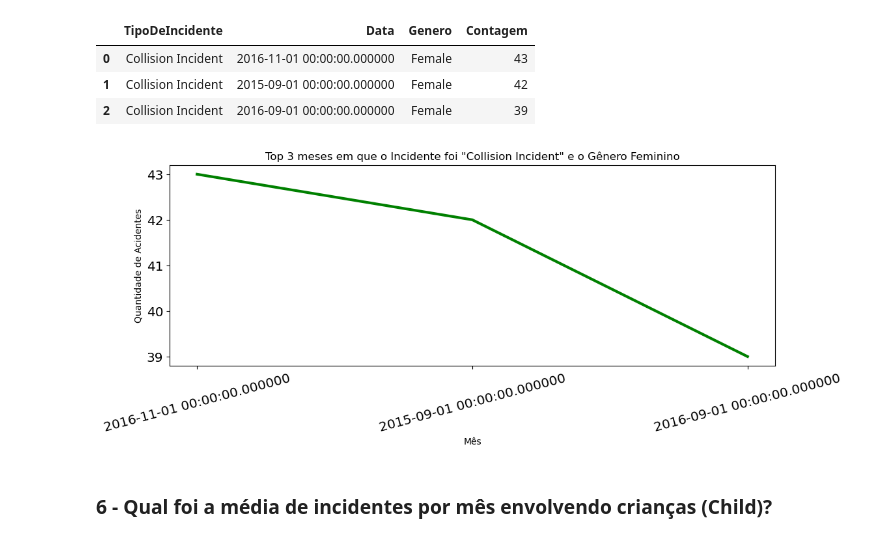
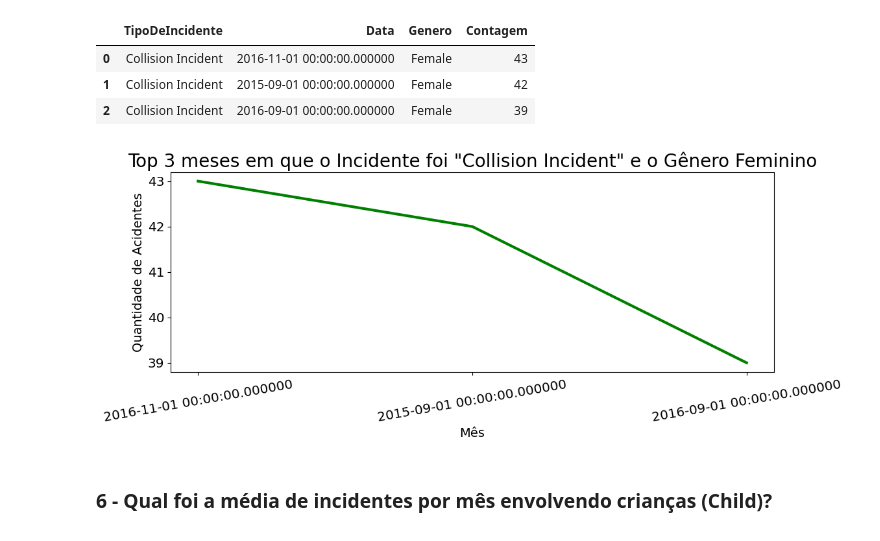
Before and after one commit to CoelhoPedro/Analise-de-Risco-no-Transporte-Publico, a Jupyter notebook: AnaliseRisco.ipynb, the cells around one changed output. Cells and saved outputs as stored; diff of their text form; code cells hidden in the pictures.

```diff
--- a/AnaliseRisco.ipynb
+++ b/AnaliseRisco.ipynb
@@ -337,14 +309,14 @@ df5
 | 1 | Collision Incident | 2015-09-01 00:00:00.000000 | Female | 42 |
 | 2 | Collision Incident | 2016-09-01 00:00:00.000000 | Female | 39 |
 # %%
-plt.plot(df5['Data'], df5['Contagem'], color = 'green', linewidth = 3)
-plt.title('Top 3 meses em que o Incidente foi "Collision Incident" e o Gênero Feminino')
-plt.xlabel('Mês')
-plt.ylabel('Quantidade de Acidentes')
-plt.xticks(rotation = 15)
+plt.plot(df5['Data'], df5['Contagem'], color = 'green')
+plt.title('Top 3 meses em que o Incidente foi "Collision Incident" e o Gênero Feminino', fontsize = 20)
+plt.xlabel('Mês', fontsize = 14)
+plt.ylabel('Quantidade de Acidentes', fontsize = 14)
+plt.xticks(rotation = 10)
 plt.show()
 # %% [output]
-[figure, old version]
+[figure, new version]
 # %% [markdown]
 ### 6 - Qual foi a média de incidentes por mês envolvendo crianças (Child)?
 # %%
```
Also changed, not shown: parts of 19 cells of this notebook, 1 other file.
